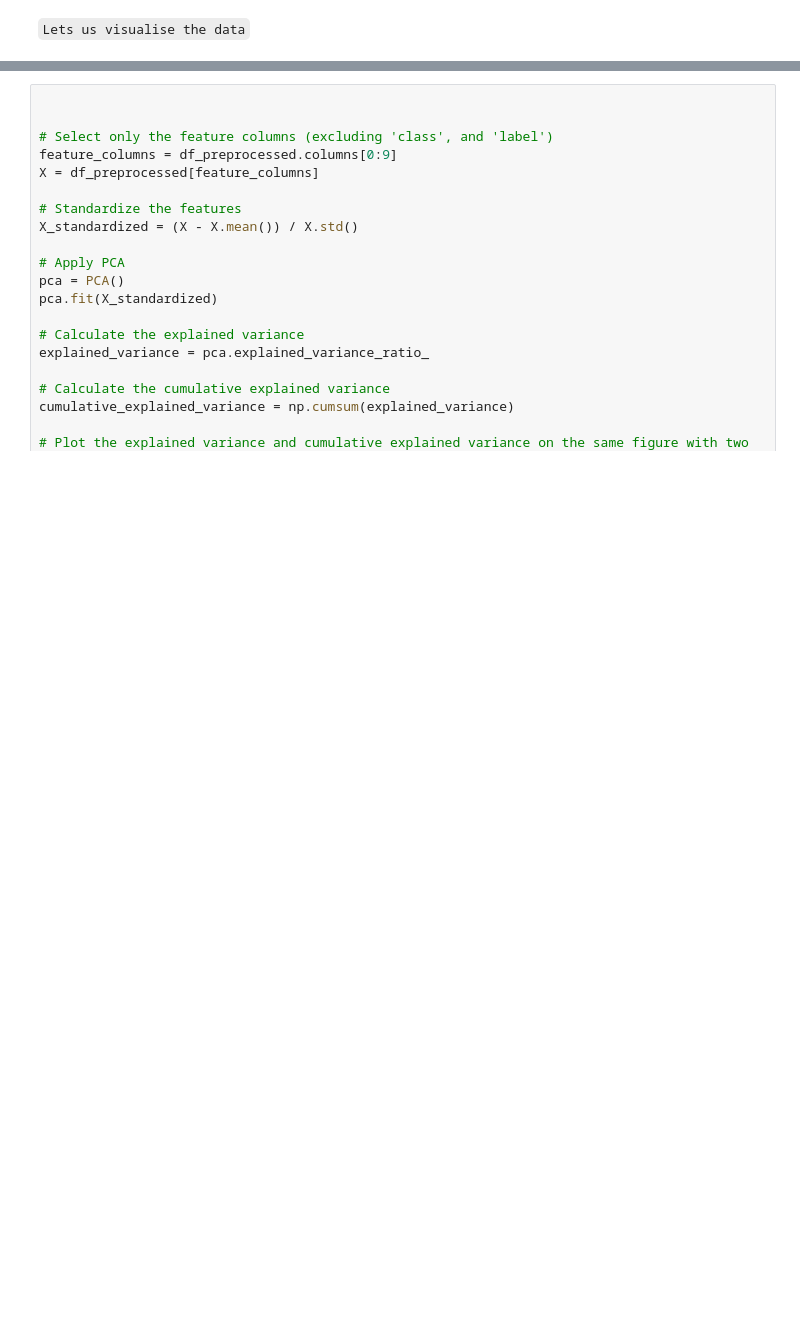
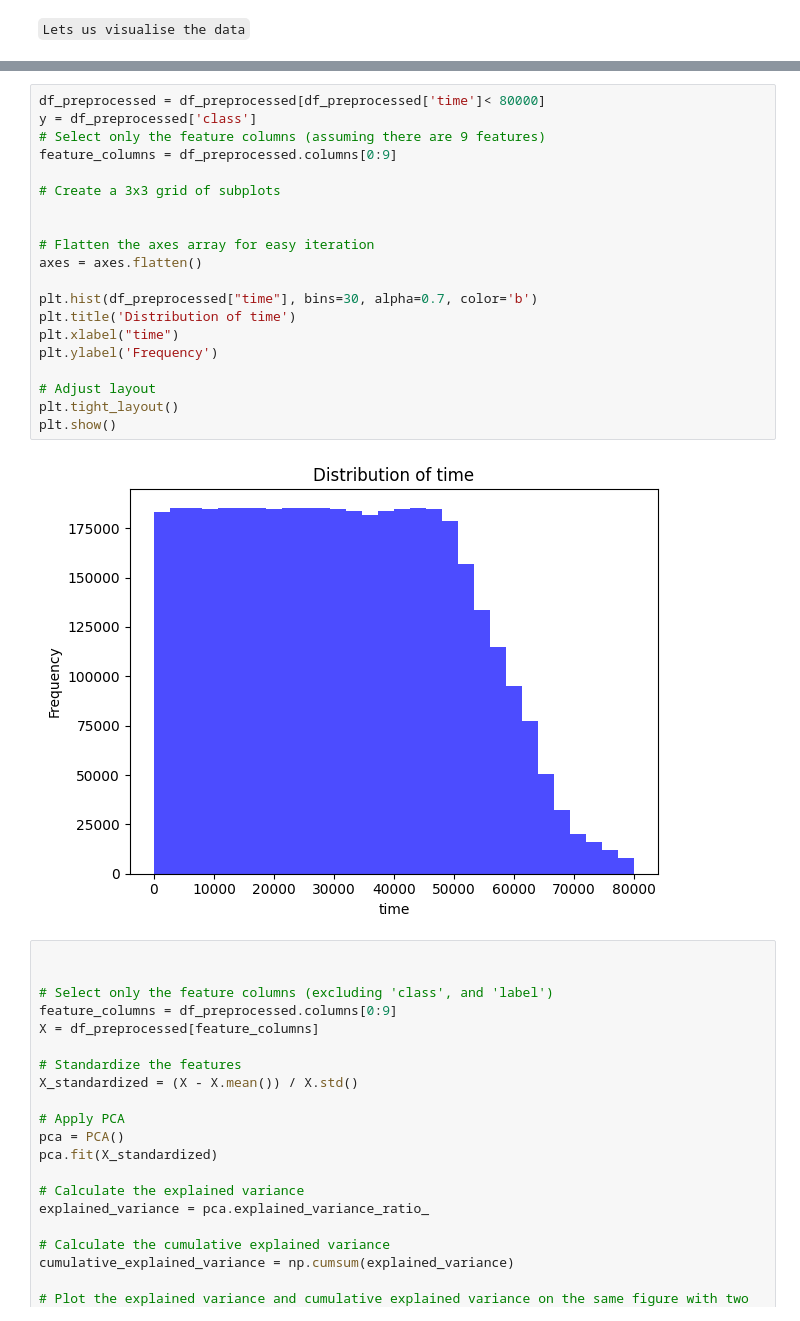
Before and after one commit to FrankDelft/ML_EE_EMG, a Jupyter notebook: main.ipynb, the cells around one changed output, grey strips where cells are left out. Cells and saved outputs as stored; diff of their text form; blank space fills up the shorter version.

```diff
--- a/main.ipynb
+++ b/main.ipynb
@@ -137,3 +166,25 @@ Lets us visualise the data
+# %%
+df_preprocessed = df_preprocessed[df_preprocessed['time']< 80000]
+y = df_preprocessed['class']
+# Select only the feature columns (assuming there are 9 features)
+feature_columns = df_preprocessed.columns[0:9]
+
+# Create a 3x3 grid of subplots
+
+
+# Flatten the axes array for easy iteration
+axes = axes.flatten()
+
+plt.hist(df_preprocessed["time"], bins=30, alpha=0.7, color='b')
+plt.title('Distribution of time')
+plt.xlabel("time")
+plt.ylabel('Frequency')
+
+# Adjust layout
+plt.tight_layout()
+plt.show()
+# %% [output]
+[figure, added]
 # %%
 
 
```
Also changed, not shown: parts of 10 cells of this notebook.
